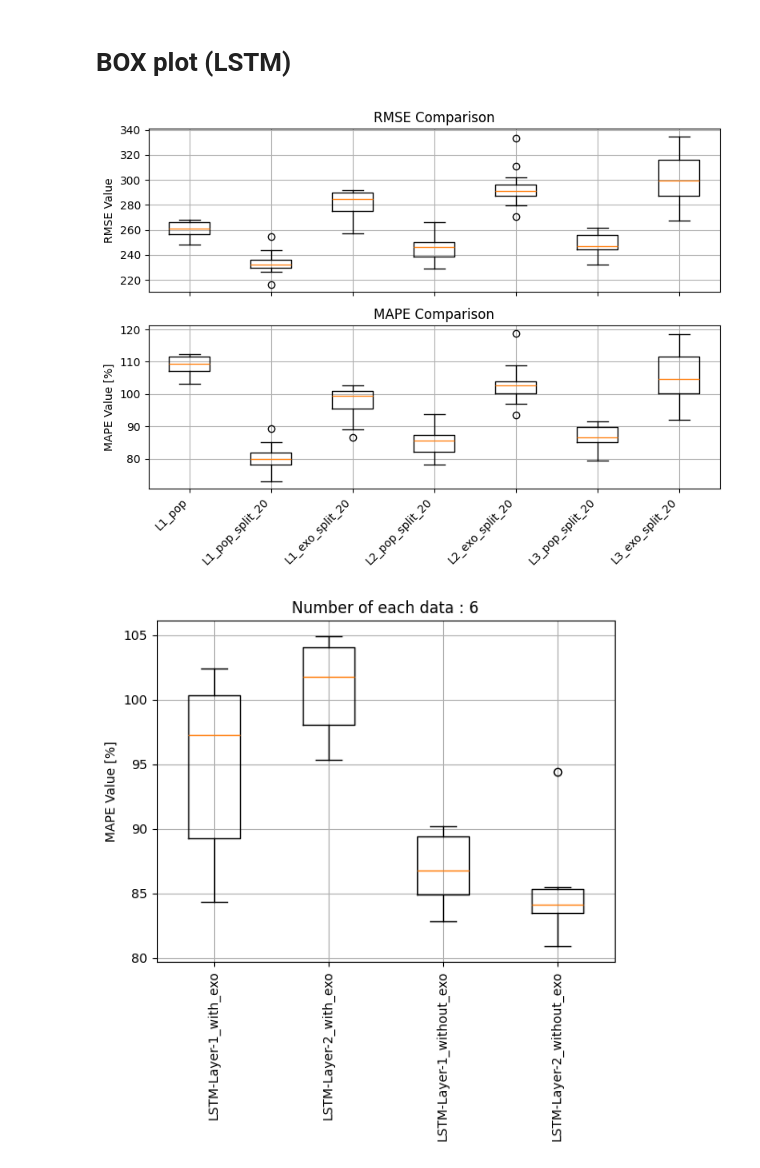
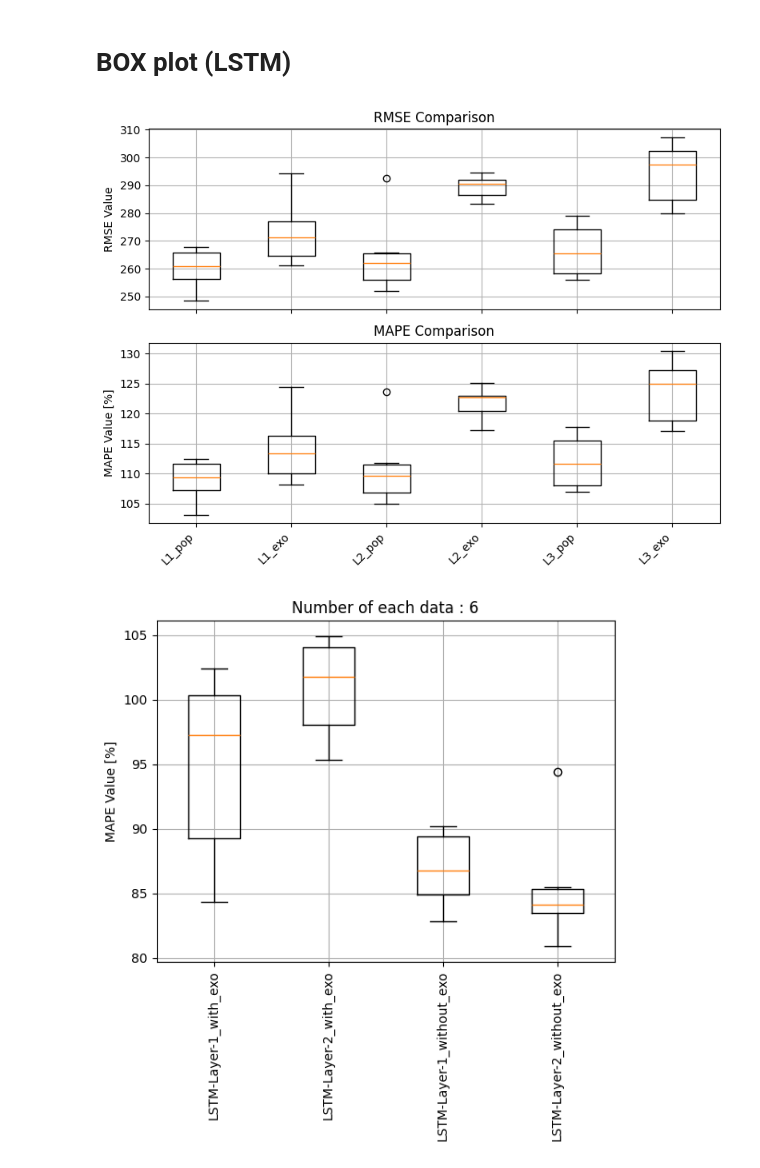
Before and after one commit to ShinISHII/Forecasting_population, a Jupyter notebook: summarize.ipynb, the cells around one changed output. Saved outputs shown, nothing was run; the diff lists cells and outputs as text; code cells hidden in the pictures.

```diff
--- a/summarize.ipynb
+++ b/summarize.ipynb
@@ -383,51 +385,51 @@ import evaluate
 # パスのリスト（合計12）
 paths = {
     'L1_pop': './LSTM/pickles/L1_pop',
-    'L1_pop_split_20': './LSTM/pickles/L1_pop_split_20',
-    # 'L1_exo': './LSTM/pickles/L1_exo',
-    'L1_exo_split_20': './LSTM/pickles/L1_exo_split_20',
-    # 'L2_pop': './LSTM/pickles/L2_pop',
-    'L2_pop_split_20': './LSTM/pickles/L2_pop_split_20',
-    # 'L2_exo': './LSTM/pickles/L2_exo',
-    'L2_exo_split_20': './LSTM/pickles/L2_exo_split_20',
-    # 'L3_pop': './LSTM/pickles/L3_pop',
-    'L3_pop_split_20': './LSTM/pickles/L3_pop_split_20',
-    # 'L3_exo': './LSTM/pickles/L3_exo',
-    'L3_exo_split_20': './LSTM/pickles/L3_exo_split_20'
+    # 'L1_pop_split_20': './LSTM/pickles/L1_pop_split_20',
+    'L1_exo': './LSTM/pickles/L1_exo',
+    # 'L1_exo_split_20': './LSTM/pickles/L1_exo_split_20',
+    'L2_pop': './LSTM/pickles/L2_pop',
+    # 'L2_pop_split_20': './LSTM/pickles/L2_pop_split_20',
+    'L2_exo': './LSTM/pickles/L2_exo',
+    # 'L2_exo_split_20': './LSTM/pickles/L2_exo_split_20',
+    'L3_pop': './LSTM/pickles/L3_pop',
+    # 'L3_pop_split_20': './LSTM/pickles/L3_pop_split_20',
+    'L3_exo': './LSTM/pickles/L3_exo',
+    # 'L3_exo_split_20': './LSTM/pickles/L3_exo_split_20'
 }
 
 # 各モデルの評価メトリクスを格納するリスト
 list_rmse = []
 list_mape = []
 
 # 各パスに対してデータを取得
 for path_key, path_value in paths.items():
     model = evaluate.MetricsExtractor(path_value)
     list_rmse.append(model.rmse)
     list_mape.append(model.mape)
 
 # プロットエリアの作成
 fig, (ax1, ax2) = plt.subplots(2, 1, sharex=True, figsize=(8, 6))
 
 # 上の図（RMSE）
 bp1 = ax1.boxplot(list_rmse)
 ax1.set_ylabel('RMSE Value')
 ax1.set_title('RMSE Comparison')
 ax1.grid()
 
 # 下の図（MAPE）
 bp2 = ax2.boxplot(list_mape)
 ax2.set_ylabel('MAPE Value [%]')
 ax2.set_xticks(range(1, len(paths) + 1))  # x軸の位置を明示的に指定
 ax2.set_xticklabels(paths.keys(), rotation=45, ha='right')  # ラベルを45度回転
 ax2.set_title('MAPE Comparison')
 ax2.grid()
 
 # プロット表示
 plt.tight_layout()
 plt.show()
 # %% [output]
-[figure, old version]
+[figure, new version]
 # %%
 %matplotlib inline
 import matplotlib.pyplot as plt
```
Also changed, not shown: parts of 2 cells of this notebook, 2 other files.
